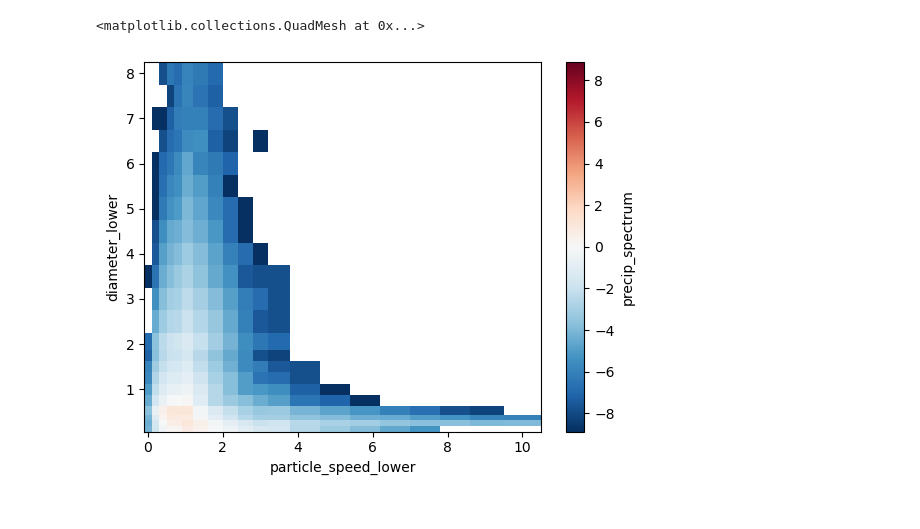
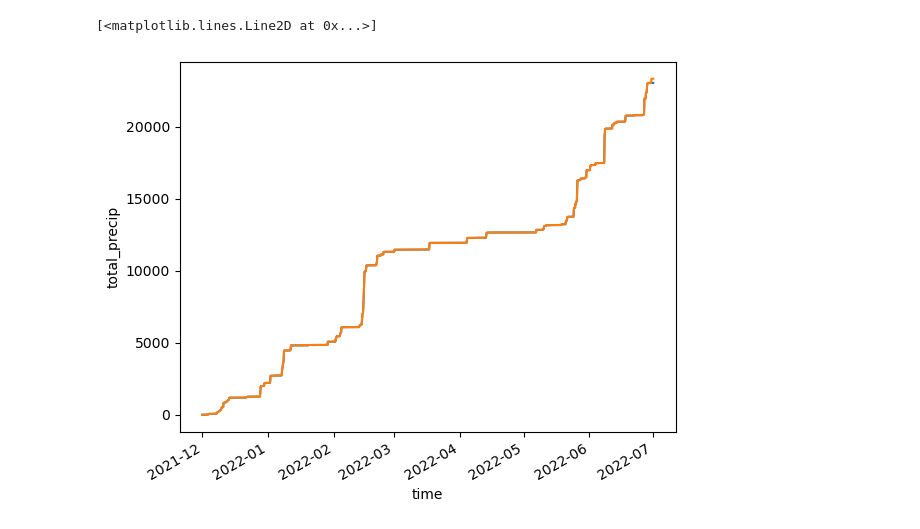
Before and after one commit to eoydvin/utils, a Jupyter notebook: read_disdrometer_netcdf/read_disdrometerdata_to_netcdf.ipynb, the cells around one changed output. Saved outputs shown, nothing was run; the diff lists cells and outputs as text; code cells hidden in the pictures.

```diff
--- a/read_disdrometer_netcdf/read_disdrometerdata_to_netcdf.ipynb
+++ b/read_disdrometer_netcdf/read_disdrometerdata_to_netcdf.ipynb
@@ -87,0 +88,5 @@ ds.one_m_synop.plot()
+# %%
+# set bad data to np.nan, process these later.
+ds_resampled = xr.where((ds.one_m_synop == -9223372036854775808) | (
+    ds.total_precip == 999.999), np.nan, ds).sortby('time').drop_duplicates(
+    'time').resample(time = '1T').bfill()
@@ -88,7 +108,10 @@ ds.one_m_synop.plot()
+# %%
+(ds_resampled.liquid_precip + ds_resampled.solid_precip).cumsum().plot()
+ds_resampled.total_precip.cumsum().plot()
+# %% [output]
+[<matplotlib.lines.Line2D at 0x...>]
+[figure, added]
 # %%
-# rainy period:
-np.log(ds.sel(time = slice('2021-12-05', '2021-12-09')).precip_spectrum.mean(dim = 'time')).plot()
+# snowy period:
+#np.log(ds.sel(time = slice('2021-12-05', '2021-12-09')).precip_spectrum.mean(dim = 'time')).plot()
-# %% [output]
-<matplotlib.collections.QuadMesh at 0x...>
-[figure, removed]
 # %%
```
Also changed, not shown: parts of 8 cells of this notebook.
